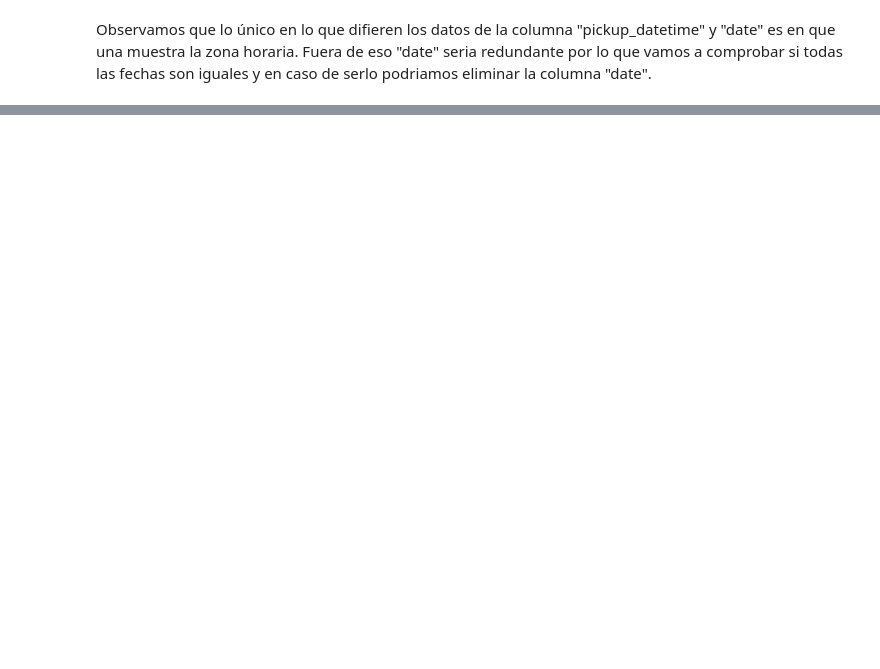
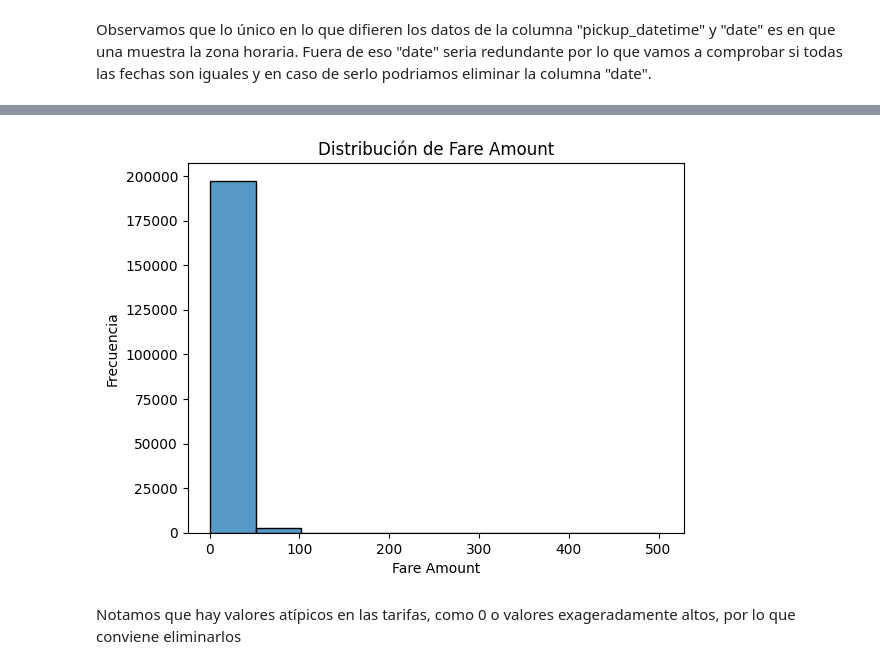
Before and after one commit to ZahirJacob/AA1-TUIA-2026C1-Dimenna-Jacob-Taborda, a Jupyter notebook: TP_regresion_AA1.ipynb, the cells around one changed output, grey strips where cells are left out. Saved outputs shown, nothing was run; the diff lists cells and outputs as text; code cells hidden in the pictures; blank space fills up the shorter version.

```diff
--- a/TP_regresion_AA1.ipynb
+++ b/TP_regresion_AA1.ipynb
@@ -134,0 +123,11 @@ dtype: int64
+# %%
+#visualizacion de fare_amount (capaz convenga visualizar otras variables)
+sns.histplot(df['fare_amount'], bins=10)
+plt.title('Distribución de Fare Amount')
+plt.xlabel('Fare Amount')
+plt.ylabel('Frecuencia')
+plt.show()
+# %% [output]
+[figure, added]
+# %% [markdown]
+Notamos que hay valores atípicos en las tarifas, como 0 o valores exageradamente altos, por lo que conviene eliminarlos
```
Also changed, not shown: parts of 8 cells of this notebook.
